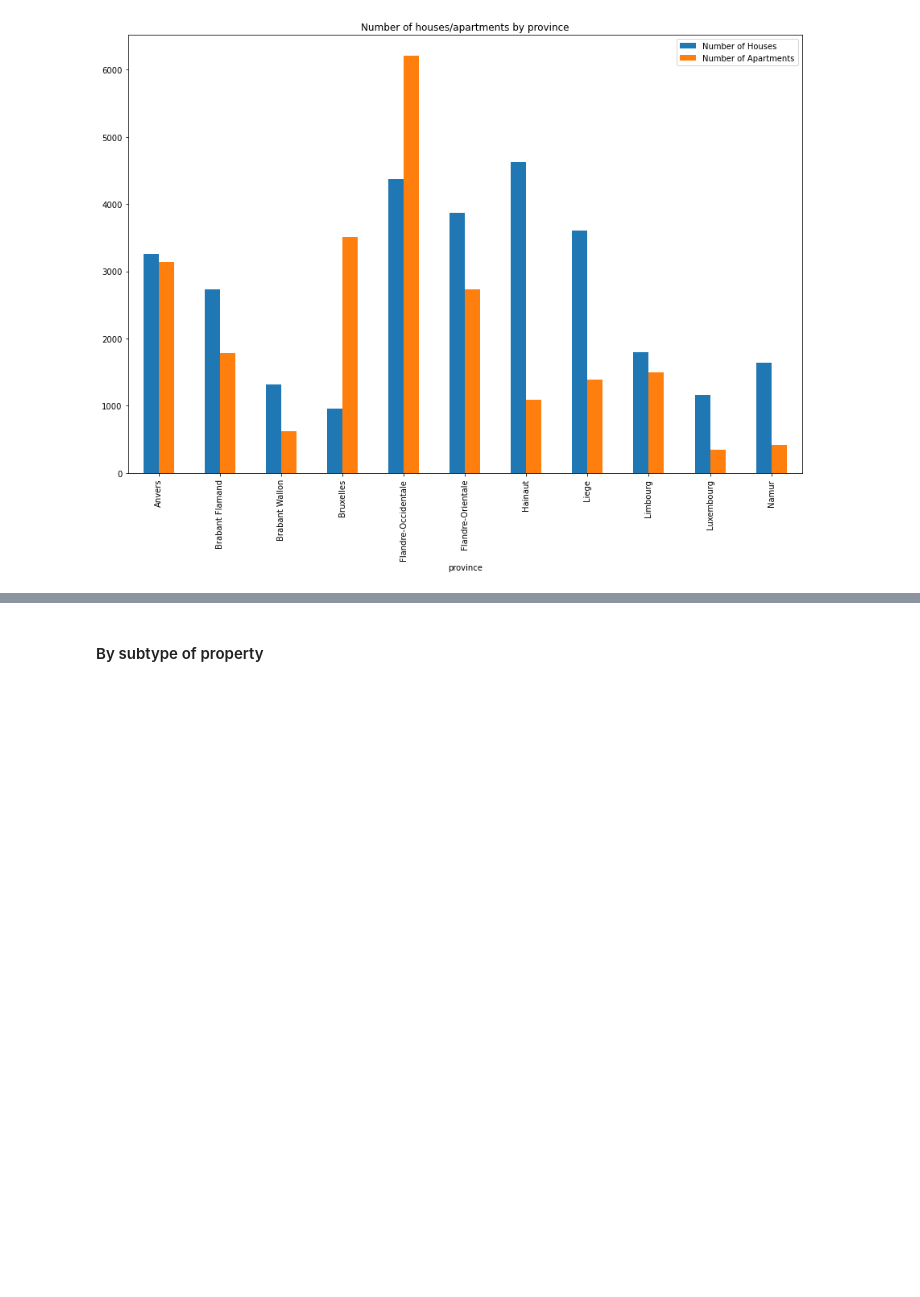
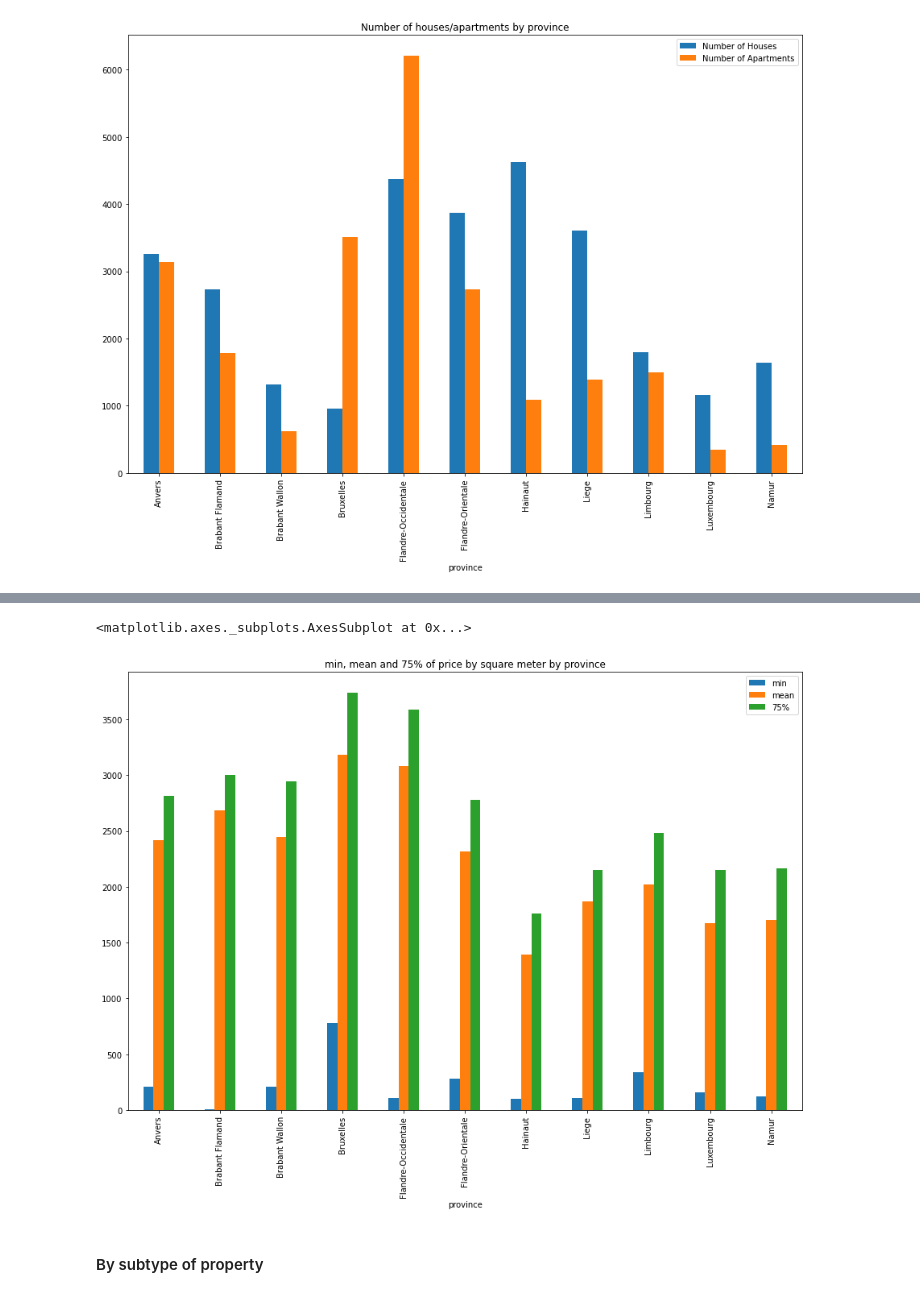
Before and after one commit to Demesmaeker/Immo_data_analysis, a Jupyter notebook: Comparisons between variables (no prices).ipynb, the cells around one changed output, grey strips where cells are left out. Saved outputs shown, nothing was run; the diff lists cells and outputs as text; code cells hidden in the pictures; blank space fills up the shorter version.

```diff
--- a/Comparisons between variables (no prices).ipynb
+++ b/Comparisons between variables (no prices).ipynb
@@ -41,3 +41,5 @@ province_type.plot.bar(x = 'province',
 # %% [output]
 <matplotlib.axes._subplots.AxesSubplot at 0x...>
 [figure]
+# %%
+square_meter = clean(df)
@@ -43,0 +65,2 @@ province_type.plot.bar(x = 'province',
+# %%
+square_meter["price_by_square_meter"] = square_meter["price"] / square_meter["house_area"]
@@ -43,0 +83,2 @@ province_type.plot.bar(x = 'province',
+# %%
+data = square_meter.groupby("province").price_by_square_meter.describe()
@@ -44,3 +101,13 @@ province_type.plot.bar(x = 'province',
+# %%
+data.reset_index(level=0, inplace=True)
+# %%
+data.plot.bar(x = 'province',
+                        y = ['min', 'mean', '75%'],
+                       figsize=(15,10),
+                       title="min, mean and 75% of price by square meter by province")
+# %% [output]
+<matplotlib.axes._subplots.AxesSubplot at 0x...>
+[figure, added]
 # %% [markdown]
 #### By subtype of property
 # %%
```
Also changed, not shown: parts of 3 cells of this notebook.
